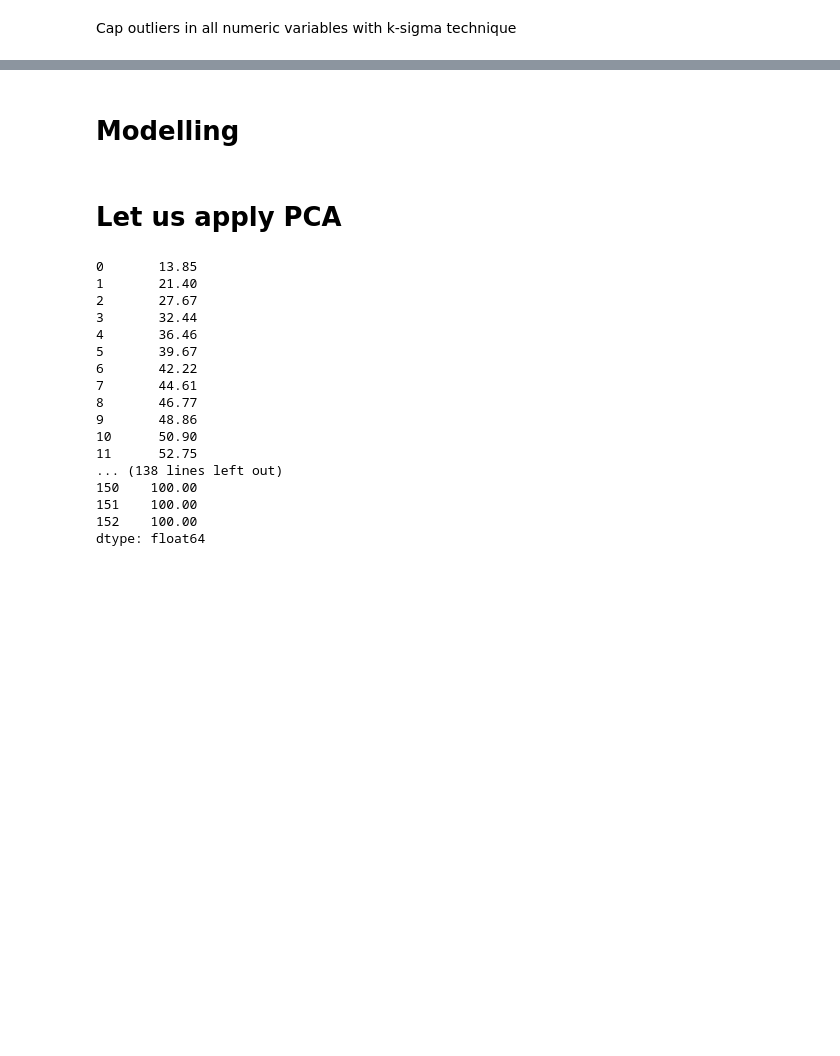
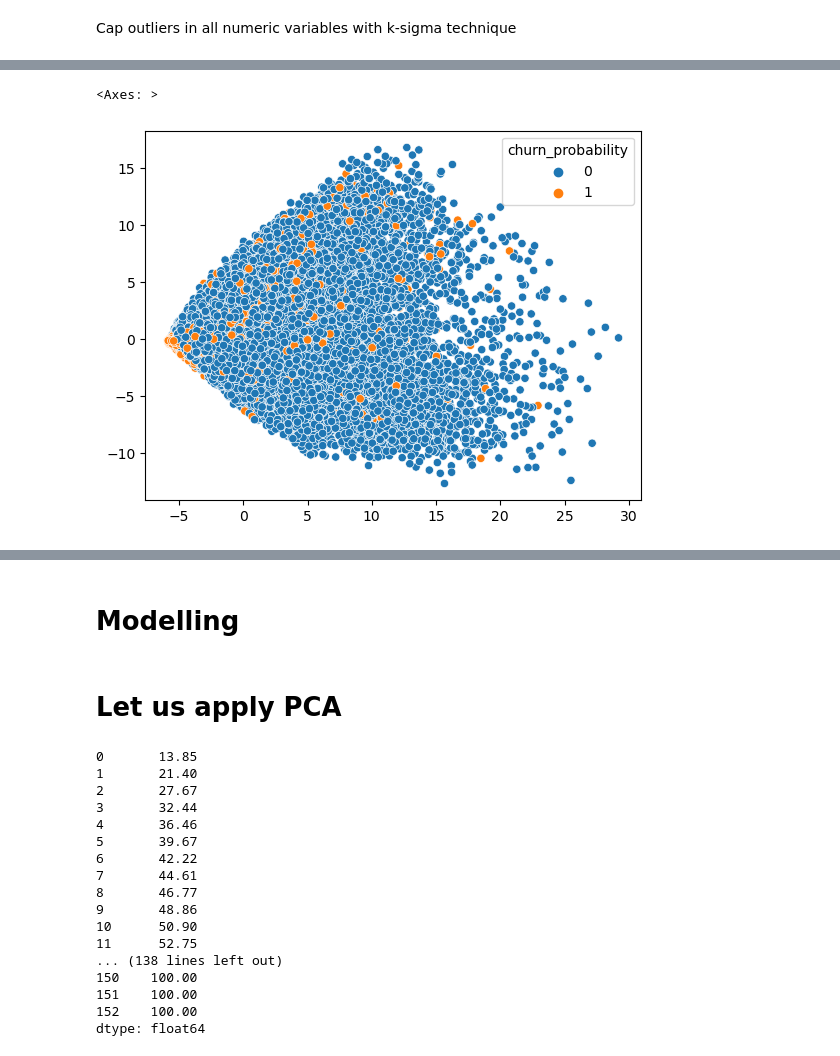
Before and after one commit to kapasitejas/Telecom_Churn_Case_Study, a Jupyter notebook: telecom-casestudy.ipynb, the cells around one changed output, grey strips where cells are left out. Cells and saved outputs as stored; diff of their text form; code cells hidden in the pictures; blank space fills up the shorter version.

```diff
--- a/telecom-casestudy.ipynb
+++ b/telecom-casestudy.ipynb
@@ -534,0 +575,7 @@ data[data.columns] = data[data.columns].apply(cap_outliers, axis=0)
+# %%
+pca = PCA()
+pca_components = pca.fit_transform(X_train_filtered2)
+sns.scatterplot(x=pca_components[:,0], y=pca_components[:,1], hue=y_train)
+# %% [output]
+<Axes: >
+[figure, added]
```
Also changed, not shown: parts of 54 cells of this notebook, 1 other file.
